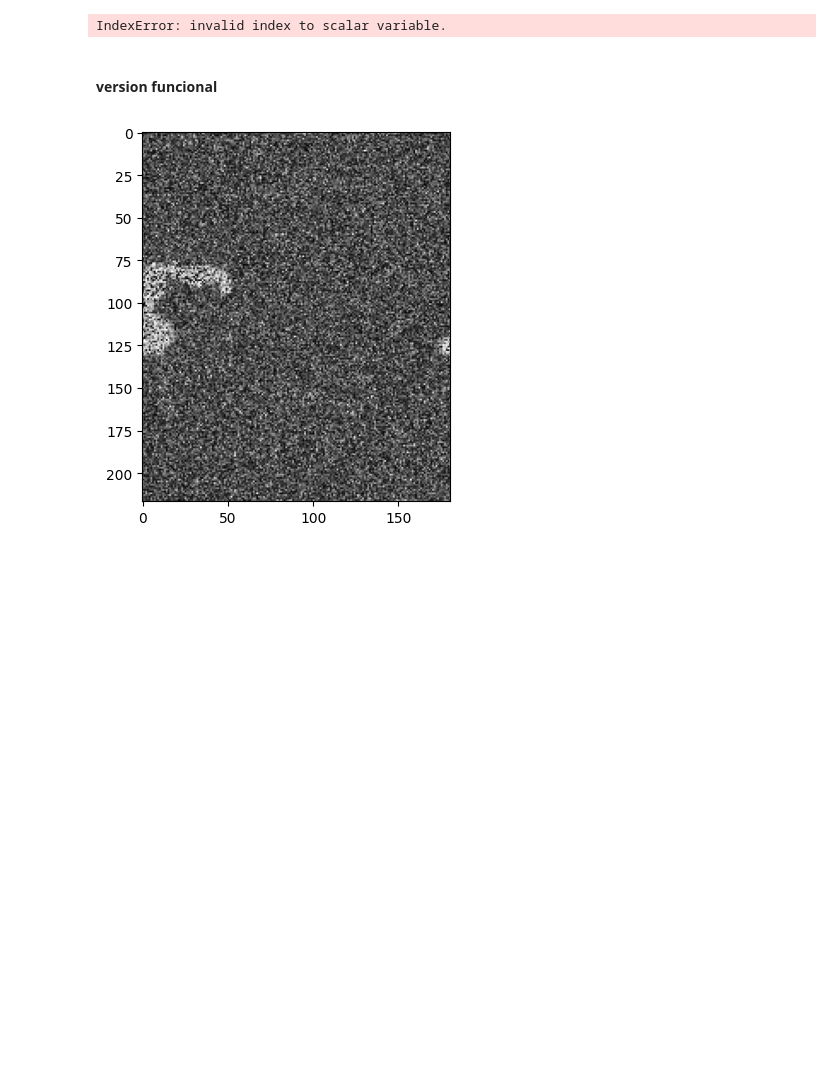
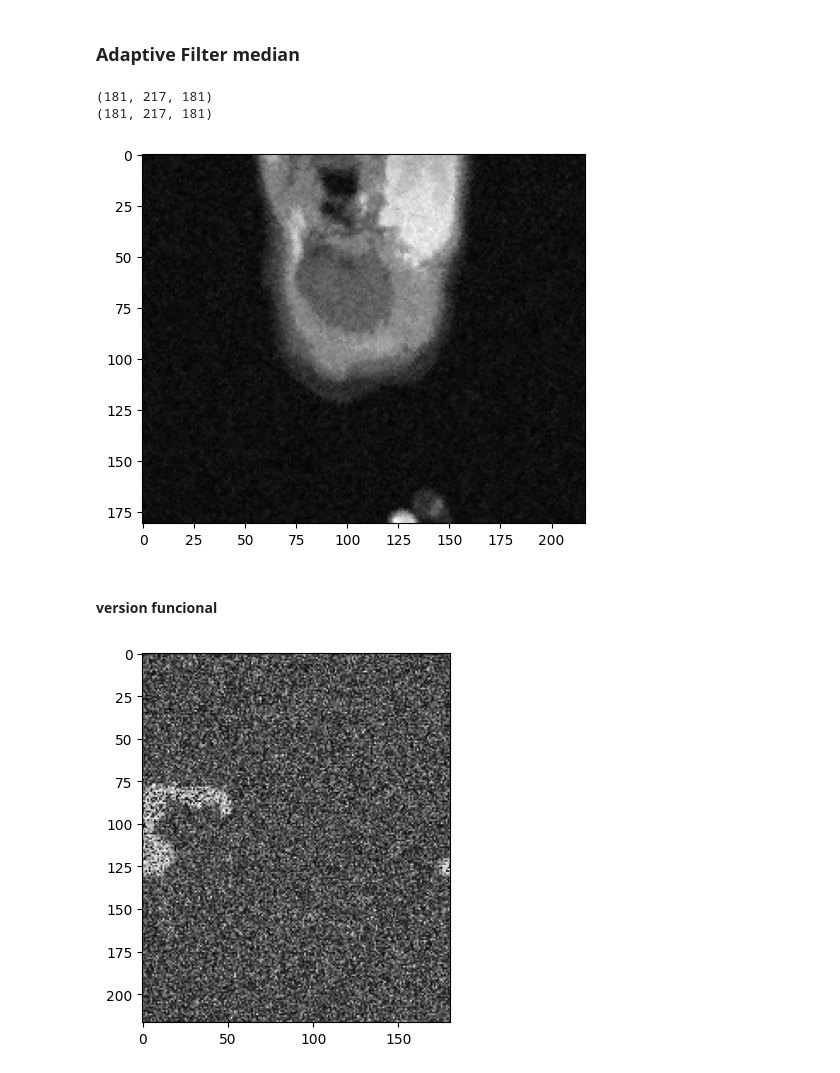
Before and after one commit to jesuarezt/procesamiento_imagenes_medicas, a Jupyter notebook: taller_3_filtrado_papper/papper_interpretation.ipynb, the cells around one changed output. Cells and saved outputs as stored; diff of their text form; code cells hidden in the pictures; blank space fills up the shorter version.

```diff
--- a/taller_3_filtrado_papper/papper_interpretation.ipynb
+++ b/taller_3_filtrado_papper/papper_interpretation.ipynb
@@ -100,3 +110,5 @@ plot_image(median_filter(reader, filter_size=1))
+# %% [markdown]
+### Adaptive Filter median
 # %%
 def get_sxy( data, filter_size, i , j):
     s_xy = list()
@@ -123,12 +135,6 @@ def get_sxy( data, filter_size, i , j):
 
     return s_xy
 
-def gray_level_(pixel_value):
-    # Apply the desired formula to calculate the gray level
-    gray_level = 0.299 * pixel_value[0] + 0.587 * pixel_value[1] #+ 0.114 * pixel_value[2]
-    return gray_level
-
-
 def conditions(data, filter_size, i , j):
     s_xy = get_sxy( data=data, filter_size=filter_size, i=i , j=j)
 
@@ -142,17 +148,13 @@ def conditions(data, filter_size, i , j):
     if (l11 >0) and (l12 < 0):
         #level 2
 
-        gray_level = gray_level_(data[i,j])   # validate that function
+        gray_level = data[i,j]
         l21  =gray_level- np.min(s_xy)
-        l22  =gray_level- np.max(s_xy)  # teacher's asking
+        l22  =gray_level- np.max(s_xy)
         if (l21 >0) and (l22 < 0):
             result = gray_level
         else:
-            s_xy.sort()
-            #print(temp)
-            if len(s_xy) > 0:
-                result = s_xy[len(s_xy) // 2]
-
+            result = round(np.average(s_xy),2)
 
 
     else:
@@ -166,8 +168,8 @@ def conditions(data, filter_size, i , j):
 
 
 def median_adaptive_filter(data_, filter_size):
+    data = data_
     #data = itk.GetArrayViewFromImage(data_)
-    data = itk.GetArrayViewFromImage(data_)[:,:,25]
     # border of the region to calculate median filter
     #max = filter_size // 2
     data_final = np.zeros((len(data),len(data[0])))
@@ -181,10 +183,23 @@ def median_adaptive_filter(data_, filter_size):
 
     #return data_final
     return itk.image_view_from_array(data_final)
-# %%
-plot_image(median_adaptive_filter(reader, filter_size=1))
-# %% [output]
-IndexError: invalid index to scalar variable.
+# %%
+data_array = itk.GetArrayViewFromImage(reader)
+data_final = np.zeros((len(data_array), len(data_array[0]), len(data_array[0, 0])))
+print(data_array.shape)
+print(data_final.shape)
+
+for k in range(len(data_array[0,0])):
+    data_final[:,:,k] = median_adaptive_filter(data_array[:,:,k], filter_size=1)
+
+median_adaptive_filter_imgae = itk.GetImageFromArray(data_final)
+# %% [output]
+(181, 217, 181)
+(181, 217, 181)
+# %%
+plot_image(median_adaptive_filter_imgae,k_level=12)
+# %% [output]
+[figure, added]
 # %% [markdown]
 #### version funcional
 # %%
```
Also changed, not shown: parts of 10 cells of this notebook.
